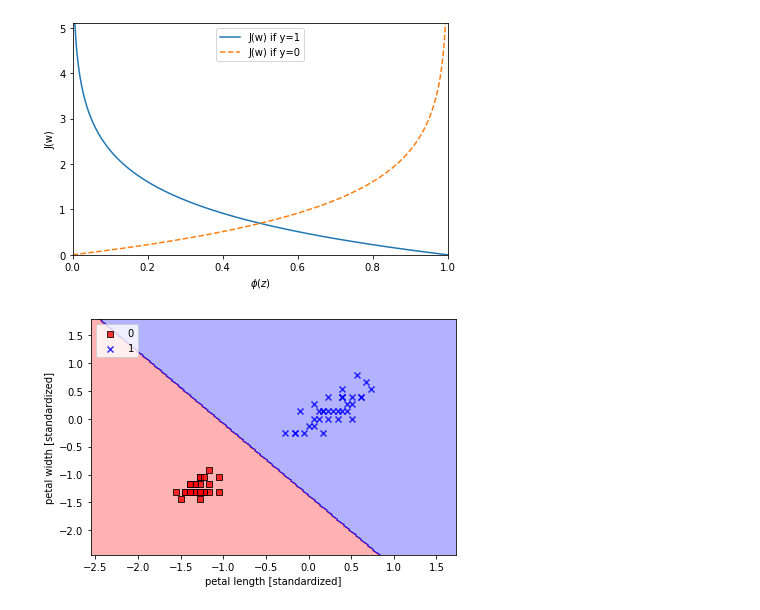
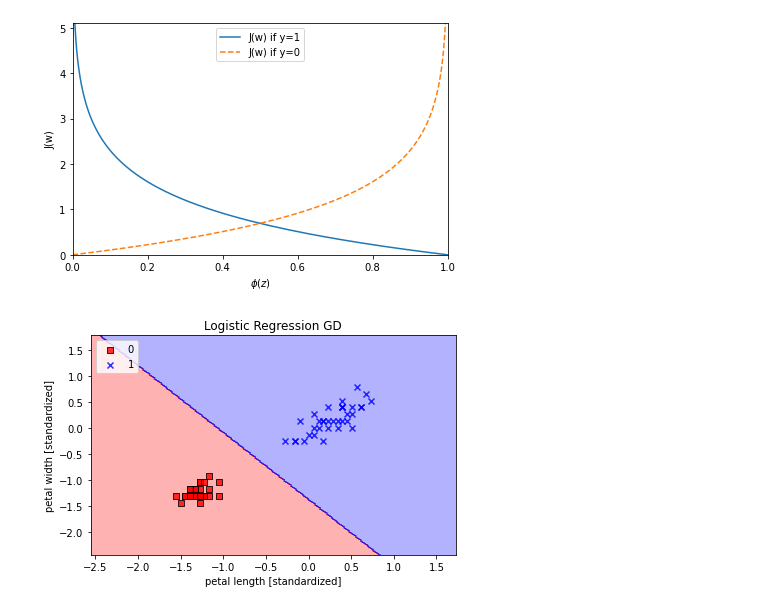
Before and after one commit to slevgolo/book-python-machine-learning, a Jupyter notebook: application/app/Chapter3/ch3.ipynb, the cells around one changed output. Drawn from its saved outputs; the diff is of its cells as text; code cells hidden in the pictures.

Commit message:
continue chapter 3 (Logistic Regression)

```diff
--- a/application/app/Chapter3/ch3.ipynb
+++ b/application/app/Chapter3/ch3.ipynb
@@ -207,13 +208,14 @@ class LogisticRegressionGD(object):
 # %%
 X_train_01_subset = X_train_std[(y_train == 0) | (y_train == 1)]
 y_train_01_subset = y_train[(y_train == 0) | (y_train == 1)]
 lrgd = LogisticRegressionGD(eta=0.05, n_iter=1000, random_state=1)
 lrgd.fit(X_train_01_subset, y_train_01_subset)
 plot_decision_regions(X=X_train_01_subset, y=y_train_01_subset, classifier=lrgd)
 plt.xlabel('petal length [standardized]')
 plt.ylabel('petal width [standardized]')
 plt.legend(loc='upper left')
+plt.title('Logistic Regression GD')
 plt.tight_layout()
 plt.show()
 # %% [output]
-[figure, old version]
+[figure, new version]
```
Also changed, not shown: parts of 5 cells of this notebook.
